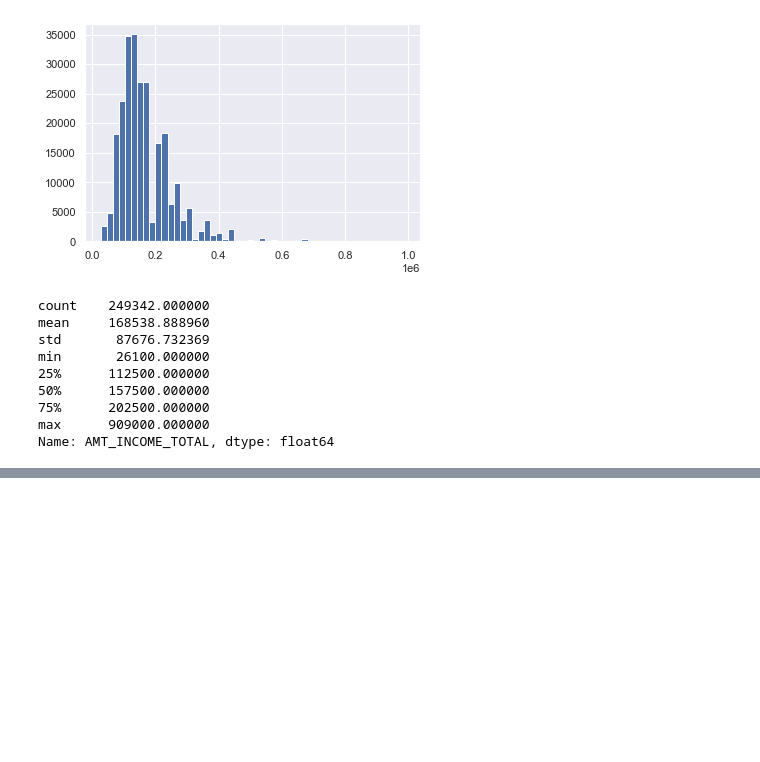
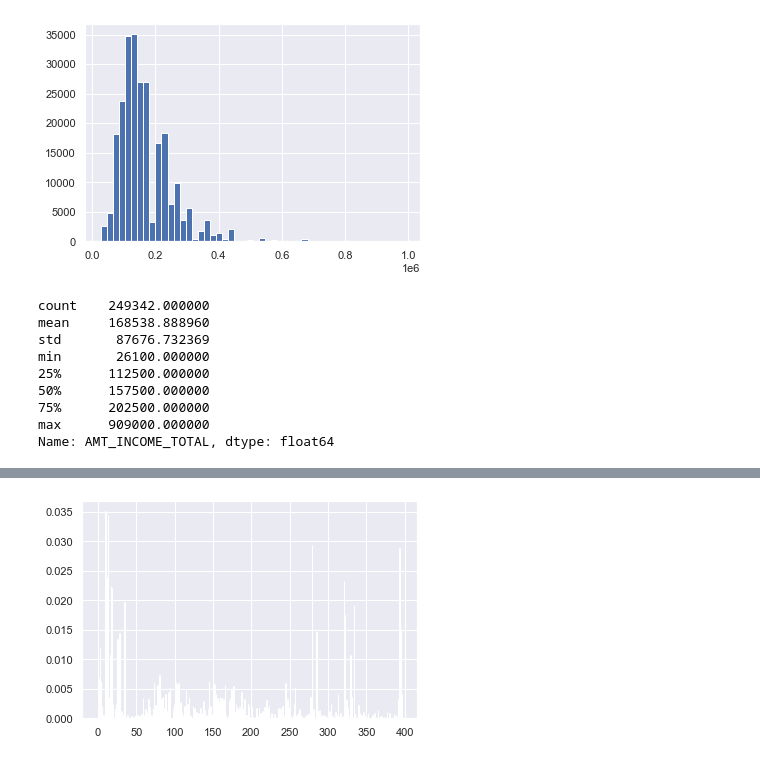
Before and after one commit to kneelagandan/spring-board-home-credit, a Jupyter notebook: EDA.ipynb, the cells around one changed output, grey strips where cells are left out. Cells and saved outputs as stored; diff of their text form; code cells hidden in the pictures; blank space fills up the shorter version.

```diff
--- a/EDA.ipynb
+++ b/EDA.ipynb
@@ -317,0 +373,5 @@ application_train.shape
+# %%
+pyplot.bar([i for i in range(len(fs.scores_))], fs.scores_)
+pyplot.show()
+# %% [output]
+[figure, added]
```
Also changed, not shown: parts of 12 cells of this notebook, 1 other file.
